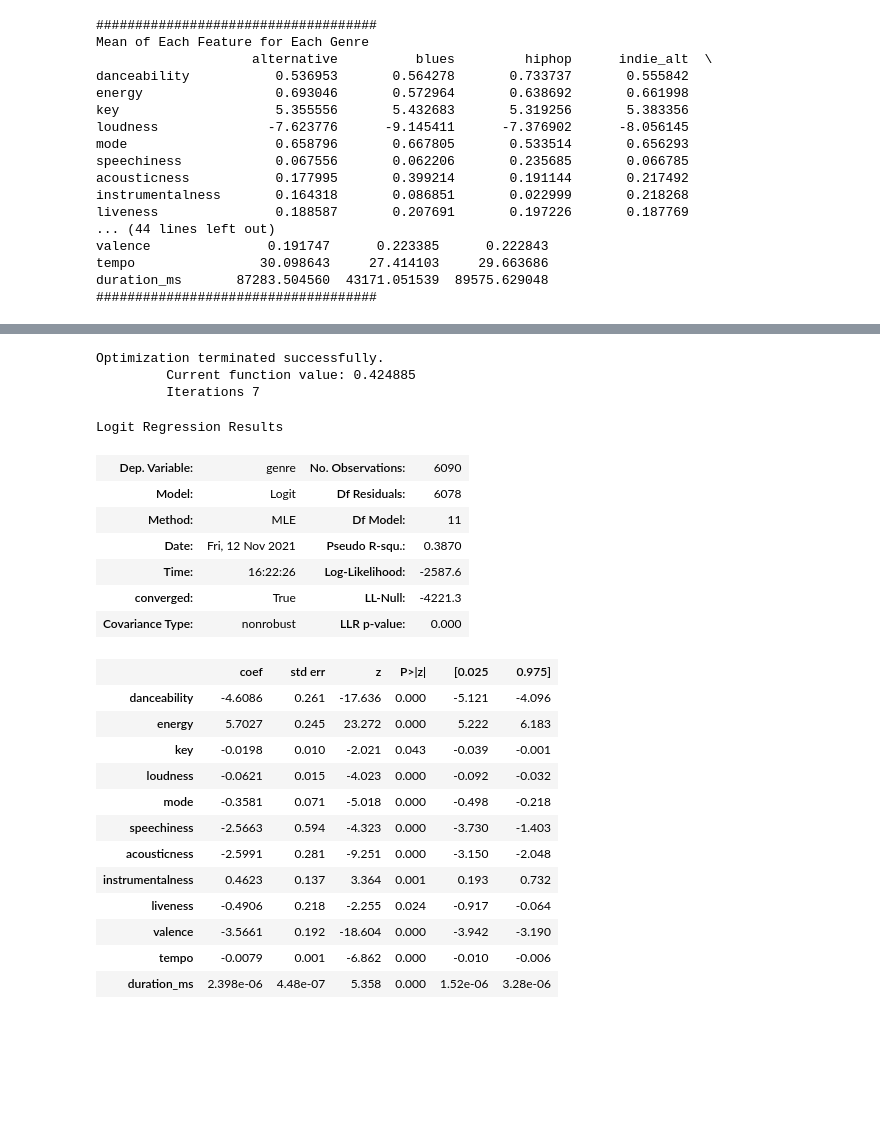
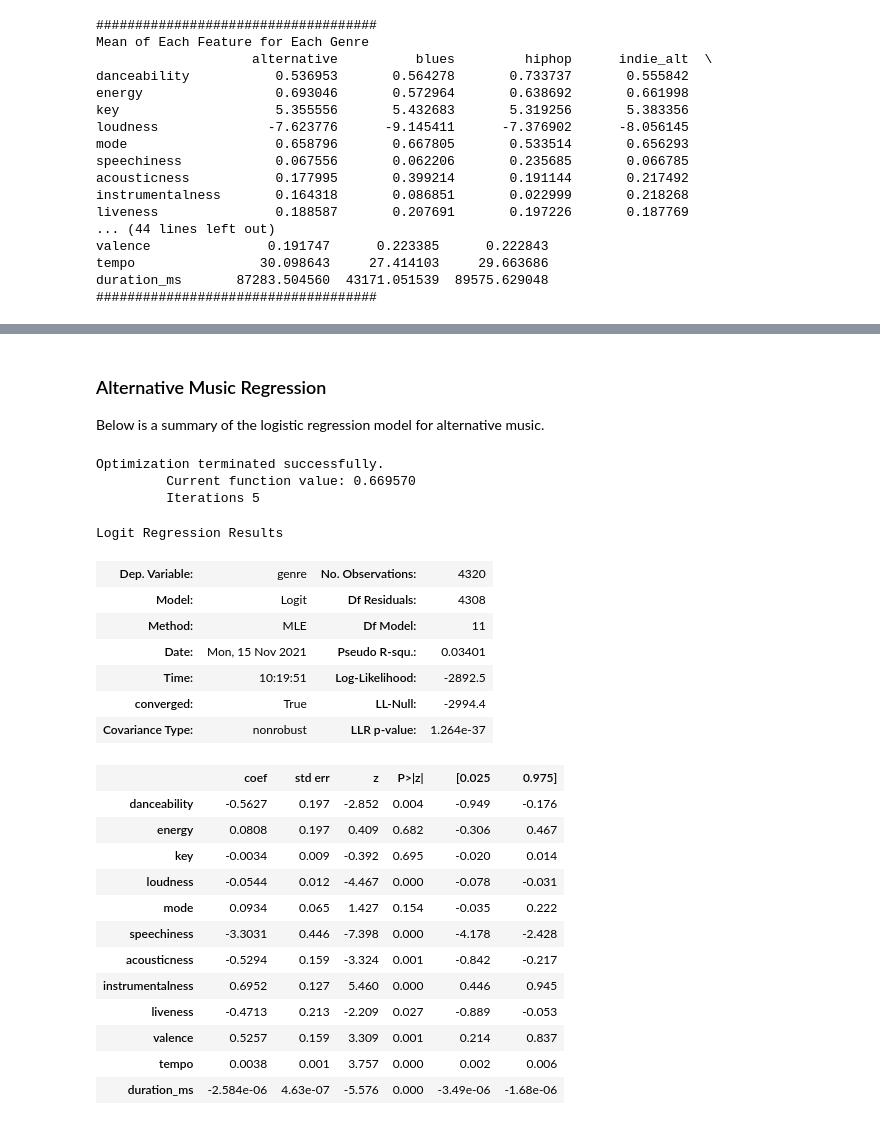
Before and after one commit to JVP15/Song-Feature-Analysis, a Jupyter notebook: Analysis.ipynb, the cells around one changed output, grey strips where cells are left out. Saved outputs shown, nothing was run; the diff lists cells and outputs as text; code cells hidden in the pictures; blank space fills up the shorter version.

Commit message:
Added more regressions + analysis

```diff
--- a/Analysis.ipynb
+++ b/Analysis.ipynb
@@ -238,30 +245,34 @@ def build_regression(genre_name):
     Y_train = pd.concat([Y_same_genre,Y_different_genre], ignore_index=True)
 
     return sm.Logit(Y_train, X_train).fit()
-
-build_regression('metal').summary()
-# %% [output]
-Optimization terminated successfully.
-         Current function value: 0.424885
-         Iterations 7
-Logit Regression Results
-| Dep. Variable: | genre | No. Observations: | 6090 |
-| Model: | Logit | Df Residuals: | 6078 |
-| Method: | MLE | Df Model: | 11 |
-| Date: | Fri, 12 Nov 2021 | Pseudo R-squ.: | 0.3870 |
-| Time: | 16:22:26 | Log-Likelihood: | -2587.6 |
-| converged: | True | LL-Null: | -4221.3 |
-| Covariance Type: | nonrobust | LLR p-value: | 0.000 |
-|  | coef | std err | z | P>|z| | [0.025 | 0.975] |
-| danceability | -4.6086 | 0.261 | -17.636 | 0.000 | -5.121 | -4.096 |
-| energy | 5.7027 | 0.245 | 23.272 | 0.000 | 5.222 | 6.183 |
-| key | -0.0198 | 0.010 | -2.021 | 0.043 | -0.039 | -0.001 |
-| loudness | -0.0621 | 0.015 | -4.023 | 0.000 | -0.092 | -0.032 |
-| mode | -0.3581 | 0.071 | -5.018 | 0.000 | -0.498 | -0.218 |
-| speechiness | -2.5663 | 0.594 | -4.323 | 0.000 | -3.730 | -1.403 |
-| acousticness | -2.5991 | 0.281 | -9.251 | 0.000 | -3.150 | -2.048 |
-| instrumentalness | 0.4623 | 0.137 | 3.364 | 0.001 | 0.193 | 0.732 |
-| liveness | -0.4906 | 0.218 | -2.255 | 0.024 | -0.917 | -0.064 |
-| valence | -3.5661 | 0.192 | -18.604 | 0.000 | -3.942 | -3.190 |
-| tempo | -0.0079 | 0.001 | -6.862 | 0.000 | -0.010 | -0.006 |
-| duration_ms | 2.398e-06 | 4.48e-07 | 5.358 | 0.000 | 1.52e-06 | 3.28e-06 |
+# %% [markdown]
+### Alternative Music Regression
+
+Below is a summary of the logistic regression model for alternative music.
+# %%
+build_regression('alternative').summary()
+# %% [output]
+Optimization terminated successfully.
+         Current function value: 0.669570
+         Iterations 5
+Logit Regression Results
+| Dep. Variable: | genre | No. Observations: | 4320 |
+| Model: | Logit | Df Residuals: | 4308 |
+| Method: | MLE | Df Model: | 11 |
+| Date: | Mon, 15 Nov 2021 | Pseudo R-squ.: | 0.03401 |
+| Time: | 10:19:51 | Log-Likelihood: | -2892.5 |
+| converged: | True | LL-Null: | -2994.4 |
+| Covariance Type: | nonrobust | LLR p-value: | 1.264e-37 |
+|  | coef | std err | z | P>|z| | [0.025 | 0.975] |
+| danceability | -0.5627 | 0.197 | -2.852 | 0.004 | -0.949 | -0.176 |
+| energy | 0.0808 | 0.197 | 0.409 | 0.682 | -0.306 | 0.467 |
+| key | -0.0034 | 0.009 | -0.392 | 0.695 | -0.020 | 0.014 |
+| loudness | -0.0544 | 0.012 | -4.467 | 0.000 | -0.078 | -0.031 |
+| mode | 0.0934 | 0.065 | 1.427 | 0.154 | -0.035 | 0.222 |
+| speechiness | -3.3031 | 0.446 | -7.398 | 0.000 | -4.178 | -2.428 |
+| acousticness | -0.5294 | 0.159 | -3.324 | 0.001 | -0.842 | -0.217 |
+| instrumentalness | 0.6952 | 0.127 | 5.460 | 0.000 | 0.446 | 0.945 |
+| liveness | -0.4713 | 0.213 | -2.209 | 0.027 | -0.889 | -0.053 |
+| valence | 0.5257 | 0.159 | 3.309 | 0.001 | 0.214 | 0.837 |
+| tempo | 0.0038 | 0.001 | 3.757 | 0.000 | 0.002 | 0.006 |
+| duration_ms | -2.584e-06 | 4.63e-07 | -5.576 | 0.000 | -3.49e-06 | -1.68e-06 |
```
Also changed, not shown: parts of 18 cells of this notebook.
